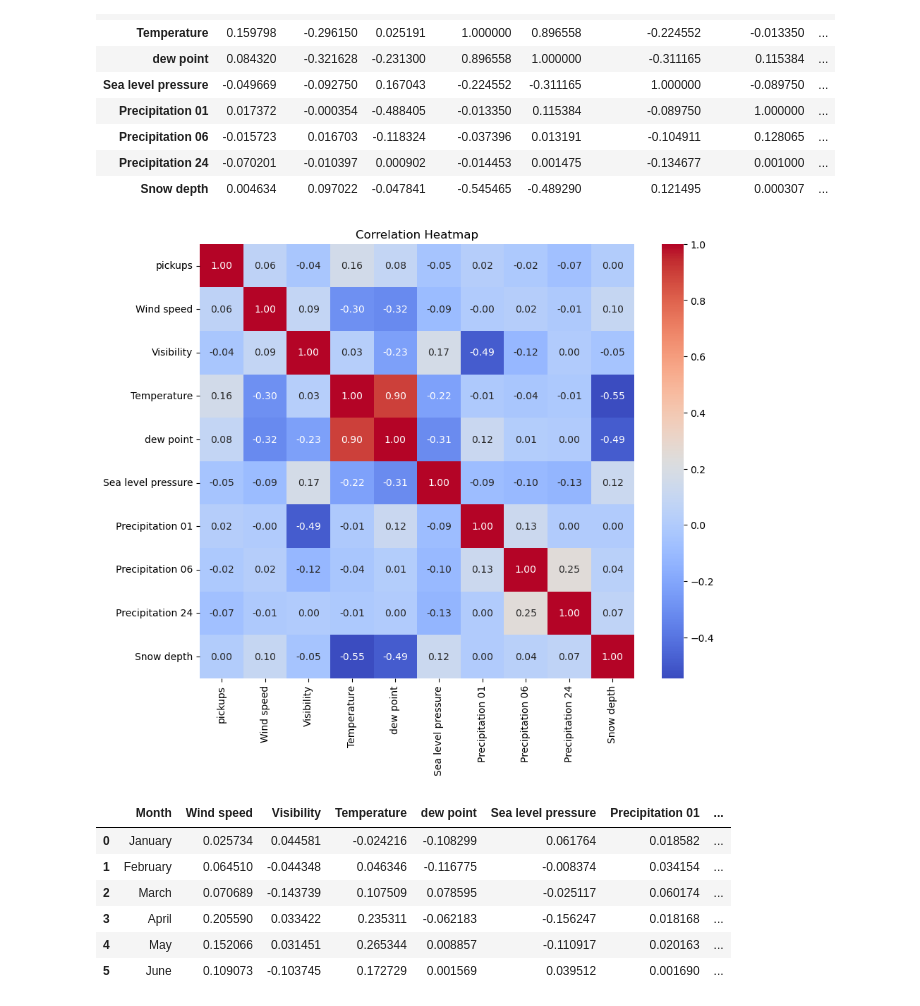
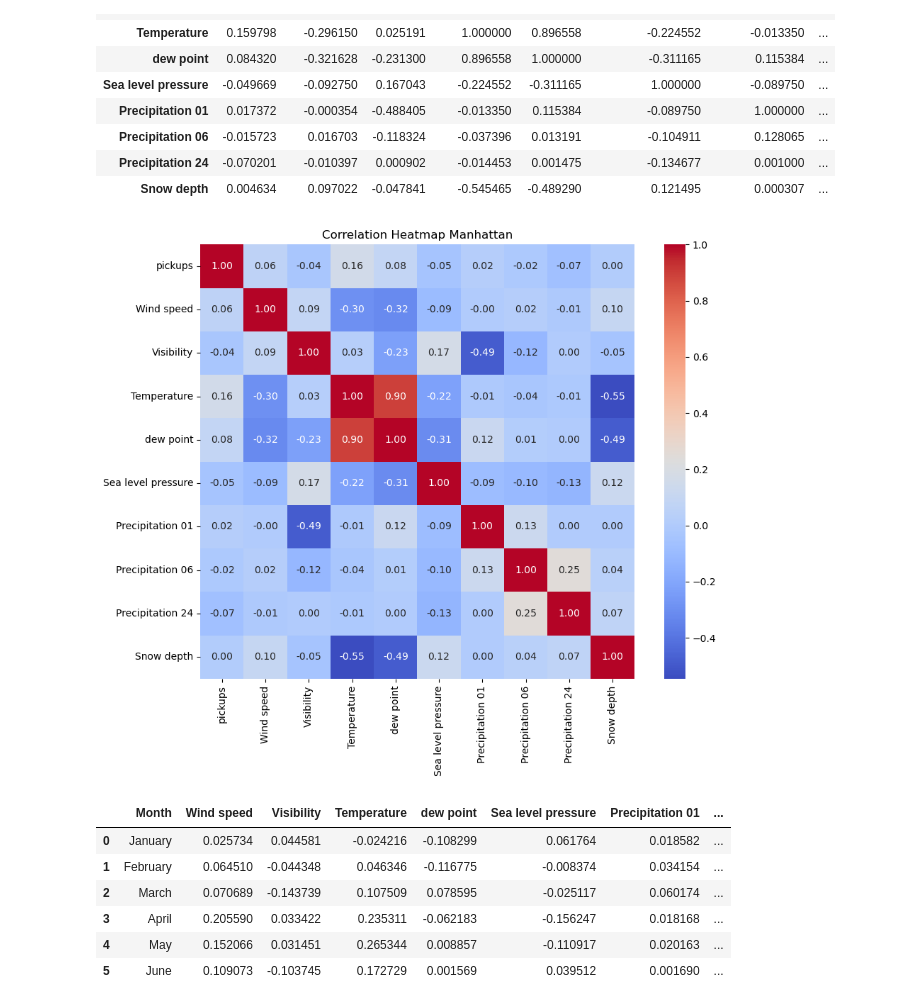
Before and after one commit to Jherza-X/Project1-Group9, a Jupyter notebook: Uber-Weather-Project/project-1 - Q1 Manhattan.ipynb, the cells around one changed output. Saved outputs shown, nothing was run; the diff lists cells and outputs as text; code cells hidden in the pictures.

```diff
--- a/Uber-Weather-Project/project-1 - Q1 Manhattan.ipynb
+++ b/Uber-Weather-Project/project-1 - Q1 Manhattan.ipynb
@@ -1021,11 +334,13 @@ correlations
 # %%
 # Create a heatmap
 plt.figure(figsize=(10, 8))
 sns.heatmap(correlations, annot=True, cmap='coolwarm', fmt=".2f", square=True)
-plt.title("Correlation Heatmap")
+plt.title("Correlation Heatmap Manhattan")
+plt.tight_layout()
+plt.savefig(f"Images/Correlation Heatmap - Manhattan")
 plt.show()
 # %% [output]
-[figure, old version]
+[figure, new version]
 # %%
 
 # Define a list of unique boroughs and months
```
Also changed, not shown: parts of 11 cells of this notebook, 27 other files.
